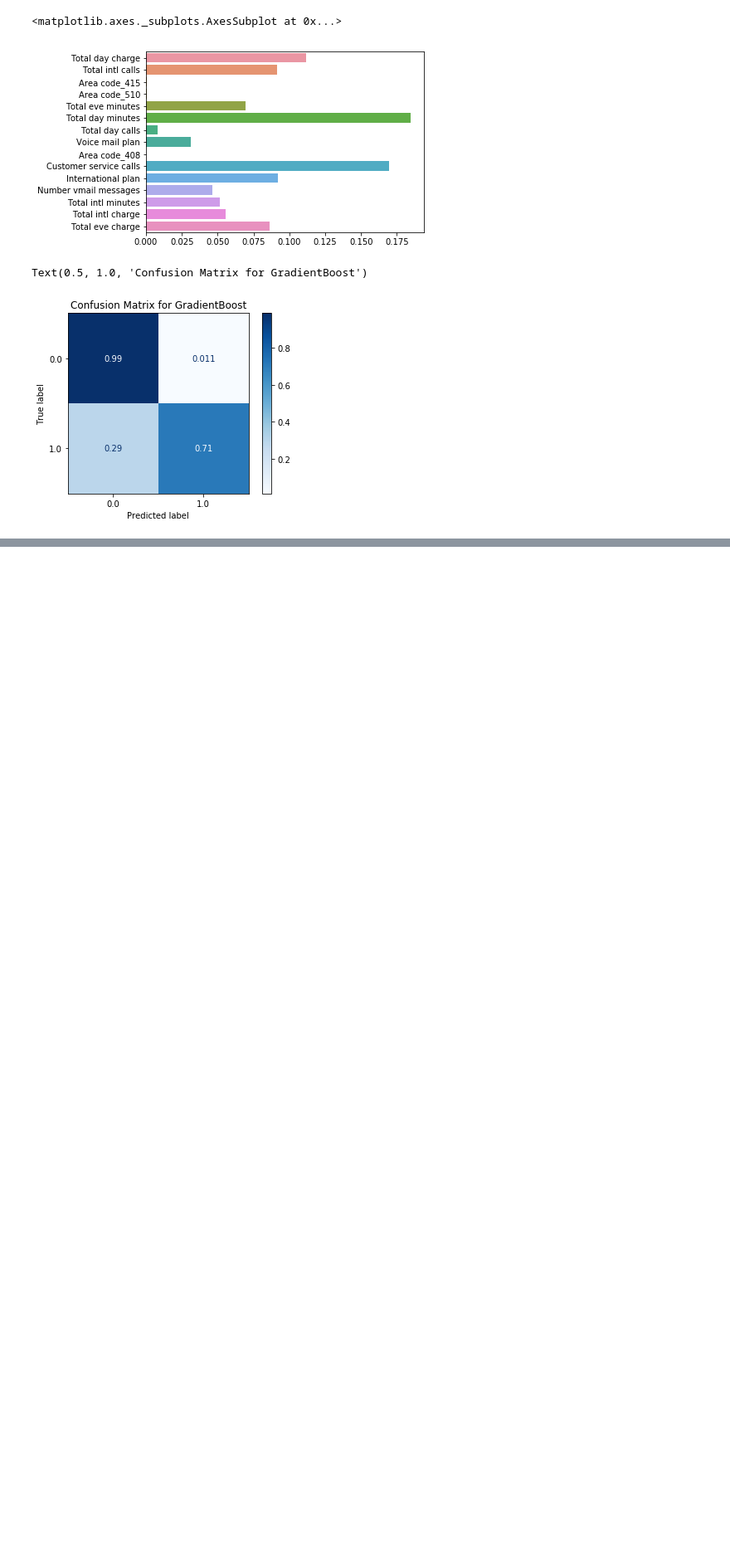
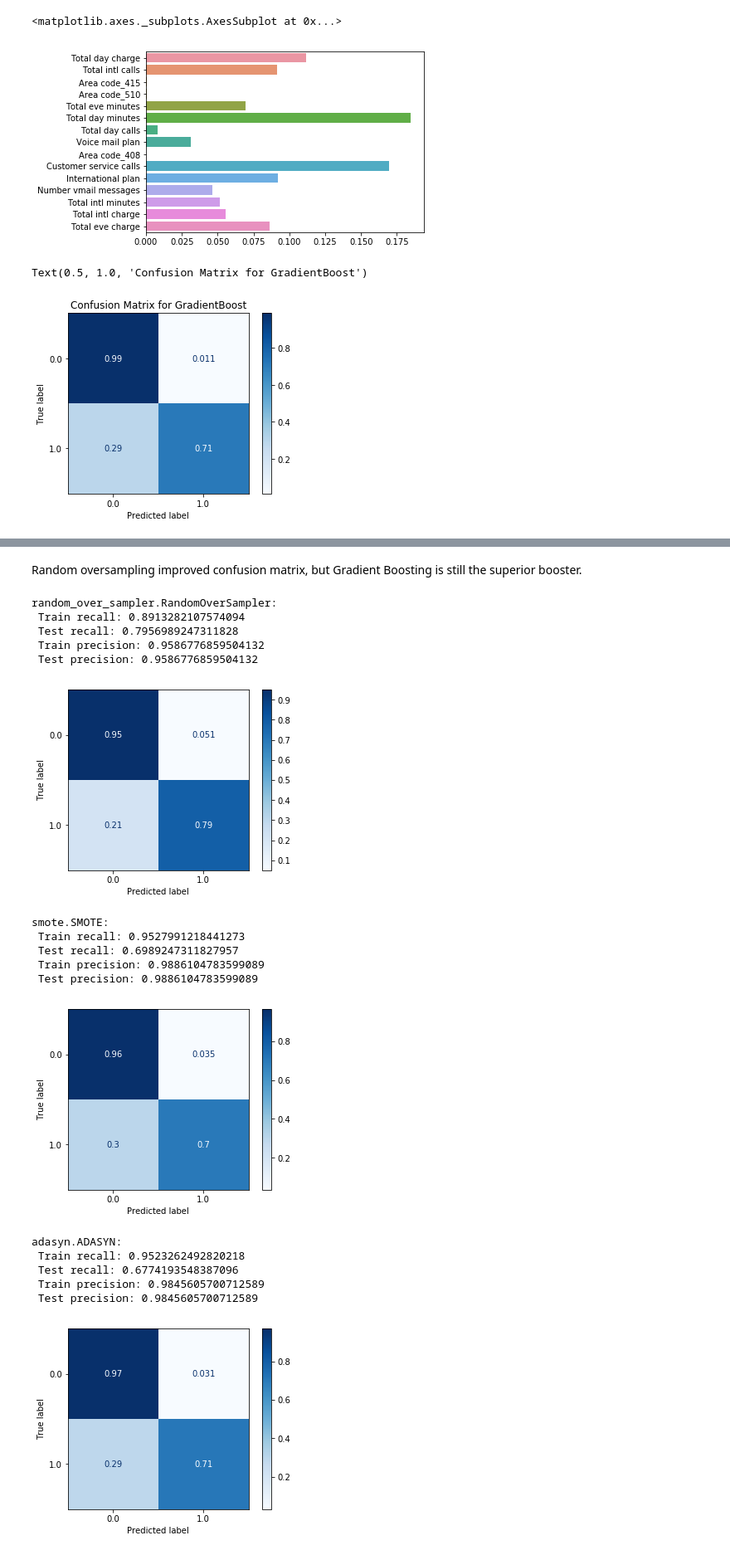
Before and after one commit to kangand/1000ml, a Jupyter notebook: unit5_project/Model Testing Basic Boosting.ipynb, the cells around one changed output, grey strips where cells are left out. Shown: that part at 83% size. Saved outputs shown, nothing was run; the diff lists cells and outputs as text; code cells hidden in the pictures; blank space fills up the shorter version.

```diff
--- a/unit5_project/Model Testing Basic Boosting.ipynb
+++ b/unit5_project/Model Testing Basic Boosting.ipynb
@@ -84,0 +154,42 @@ Text(0.5, 1.0, 'Confusion Matrix for GradientBoost')
+# %% [markdown]
+Random oversampling improved confusion matrix, but Gradient Boosting is still the superior booster.
+# %%
+# testing for gradient boosting
+
+for i in [RandomOverSampler, SMOTE, ADASYN]:
+    balancer = i(random_state = 42)
+    X_train_bal, y_train_bal = balancer.fit_resample(X_train, y_train)
+    bal_gb_model = GradientBoostingClassifier(random_state = 42)
+    bal_gb_model.fit(X_train_bal, y_train_bal)
+    y_train_bal_pred = bal_gb_model.predict(X_train_bal)
+    y_test_bal_pred = bal_gb_model.predict(X_test)
+    print(f'{str(i)[32:-2]}:', '\n',
+          'Train recall:', recall_score(y_train_bal, y_train_bal_pred), '\n',
+          'Test recall:', recall_score(y_test, y_test_bal_pred), '\n',
+         'Train precision:', precision_score(y_train_bal, y_train_bal_pred), '\n',
+         'Test precision:', precision_score(y_train_bal, y_train_bal_pred))
+    plot_confusion_matrix(bal_gb_model,
+                      X_val,
+                      y_val,
+                      cmap='Blues',
+                      normalize='true')
+    plt.show()
+# %% [output]
+random_over_sampler.RandomOverSampler:
+ Train recall: 0.8913282107574094
+ Test recall: 0.7956989247311828
+ Train precision: 0.9586776859504132
+ Test precision: 0.9586776859504132
+[figure, added]
+smote.SMOTE:
+ Train recall: 0.9527991218441273
+ Test recall: 0.6989247311827957
+ Train precision: 0.9886104783599089
+ Test precision: 0.9886104783599089
+[figure, added]
+adasyn.ADASYN:
+ Train recall: 0.9523262492820218
+ Test recall: 0.6774193548387096
+ Train precision: 0.9845605700712589
+ Test precision: 0.9845605700712589
+[figure, added]
```
Also changed, not shown: parts of 16 cells of this notebook, 2 other files.
